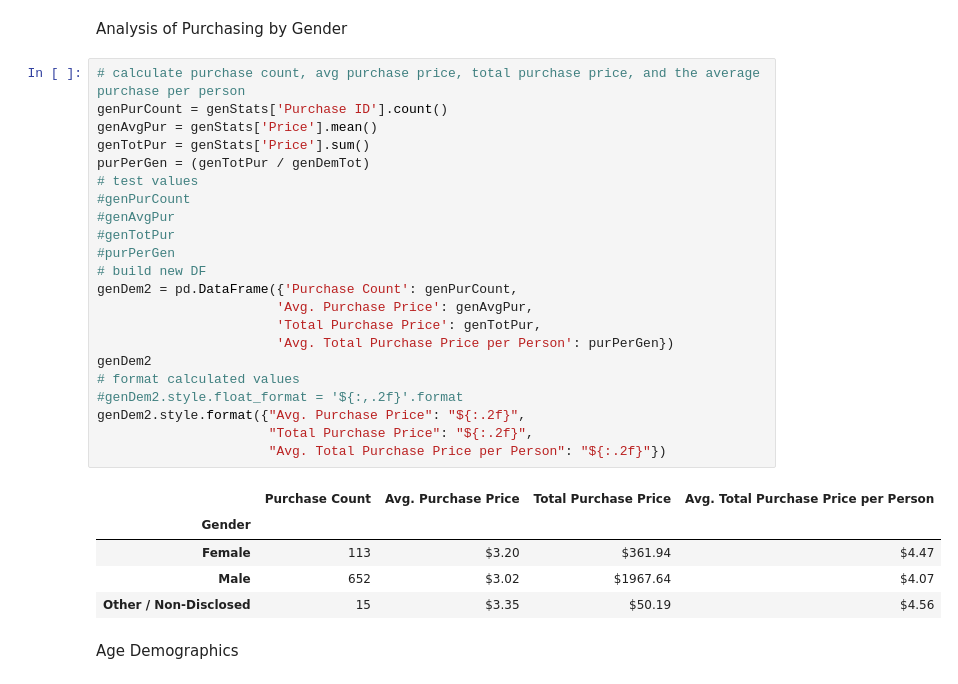
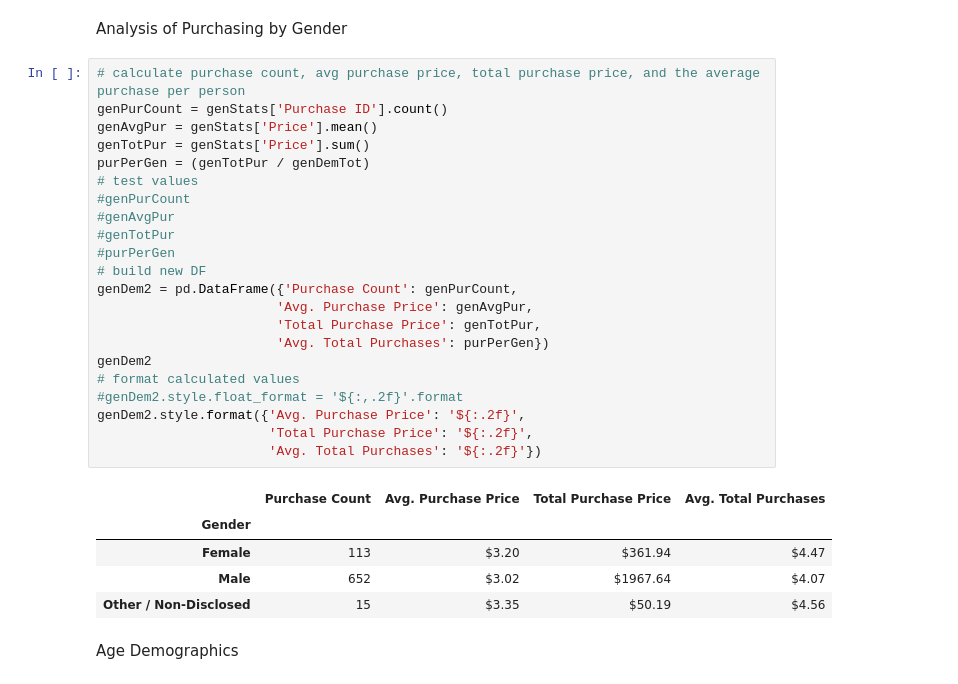
Before and after one commit to mingram20/pandas-project, a Jupyter notebook: HeroesOfPymoli.ipynb, the cells around one changed output. Drawn from its saved outputs; the diff is of its cells as text.

```diff
--- a/HeroesOfPymoli.ipynb
+++ b/HeroesOfPymoli.ipynb
@@ -77,27 +77,27 @@ Analysis of Purchasing by Gender
 # %%
 # calculate purchase count, avg purchase price, total purchase price, and the average purchase per person
 genPurCount = genStats['Purchase ID'].count()
 genAvgPur = genStats['Price'].mean()
 genTotPur = genStats['Price'].sum()
 purPerGen = (genTotPur / genDemTot)
 # test values
 #genPurCount
 #genAvgPur
 #genTotPur
 #purPerGen
 # build new DF
 genDem2 = pd.DataFrame({'Purchase Count': genPurCount,
                        'Avg. Purchase Price': genAvgPur,
                        'Total Purchase Price': genTotPur,
-                       'Avg. Total Purchase Price per Person': purPerGen})
+                       'Avg. Total Purchases': purPerGen})
 genDem2
 # format calculated values
 #genDem2.style.float_format = '${:,.2f}'.format
-genDem2.style.format({"Avg. Purchase Price": "${:.2f}",
-                      "Total Purchase Price": "${:.2f}",
-                      "Avg. Total Purchase Price per Person": "${:.2f}"})
+genDem2.style.format({'Avg. Purchase Price': '${:.2f}',
+                      'Total Purchase Price': '${:.2f}',
+                      'Avg. Total Purchases': '${:.2f}'})
 # %% [output]
-|  | Purchase Count | Avg. Purchase Price | Total Purchase Price | Avg. Total Purchase Price per Person |
+|  | Purchase Count | Avg. Purchase Price | Total Purchase Price | Avg. Total Purchases |
 | Gender |  |  |  |  |
 | Female | 113 | $3.20 | $361.94 | $4.47 |
 | Male | 652 | $3.02 | $1967.64 | $4.07 |
```
Also changed, not shown: parts of 2 cells of this notebook.
